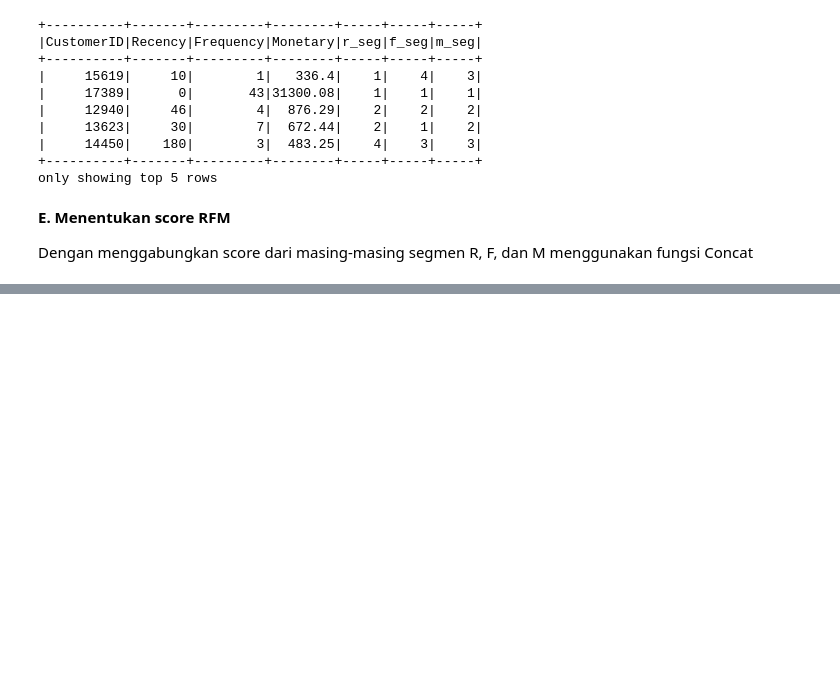
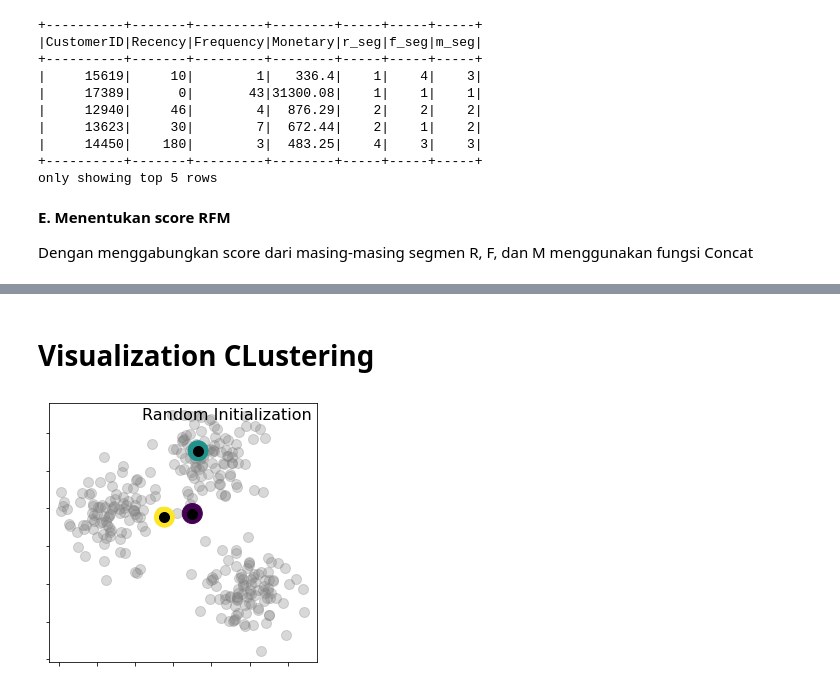
Before and after one commit to FradinaSinambela/PROJECT_PDB, a Jupyter notebook: Cluster_K_Means_Spark_Mlib_ECommerce_Data.ipynb, the cells around one changed output, grey strips where cells are left out. Drawn from its saved outputs; the diff is of its cells as text; code cells hidden in the pictures; blank space fills up the shorter version.

Commit message:
RFM Segmentatio, K-Means Cluster & Visualization

```diff
--- a/Cluster_K_Means_Spark_Mlib_ECommerce_Data.ipynb
+++ b/Cluster_K_Means_Spark_Mlib_ECommerce_Data.ipynb
@@ -377,0 +654,38 @@ only showing top 10 rows
+# %% [markdown]
+# **Visualization CLustering**
+# %%
+from sklearn.datasets.samples_generator import make_blobs
+from sklearn.metrics import pairwise_distances_argmin
+
+X, y_true = make_blobs(n_samples=300, centers=3,
+                       cluster_std=0.60, random_state=0)
+
+rng = np.random.RandomState(42)
+centers = [0, 3] + rng.randn(3, 2)
+
+def draw_points(ax, c, factor=1):
+    ax.scatter(X[:, 0], X[:, 1], c=c, cmap='viridis',
+               s=50 * factor, alpha=0.3)
+
+def draw_centers(ax, centers, factor=1, alpha=1.0):
+    ax.scatter(centers[:, 0], centers[:, 1],
+               c=np.arange(3), cmap='viridis', s=200 * factor,
+               alpha=alpha)
+    ax.scatter(centers[:, 0], centers[:, 1],
+               c='black', s=50 * factor, alpha=alpha)
+
+def make_ax(fig, gs):
+    ax = fig.add_subplot(gs)
+    ax.xaxis.set_major_formatter(plt.NullFormatter())
+    ax.yaxis.set_major_formatter(plt.NullFormatter())
+    return ax
+
+fig = plt.figure(figsize=(15, 4))
+gs = plt.GridSpec(4, 15, left=0.02, right=0.98, bottom=0.05, top=0.95, wspace=0.2, hspace=0.2)
+ax0 = make_ax(fig, gs[:4, :4])
+ax0.text(0.98, 0.98, "Random Initialization", transform=ax0.transAxes,
+         ha='right', va='top', size=16)
+draw_points(ax0, 'gray', factor=2)
+draw_centers(ax0, centers, factor=2)
+# %% [output]
+[figure, added]
```
Also changed, not shown: parts of 35 cells of this notebook.
